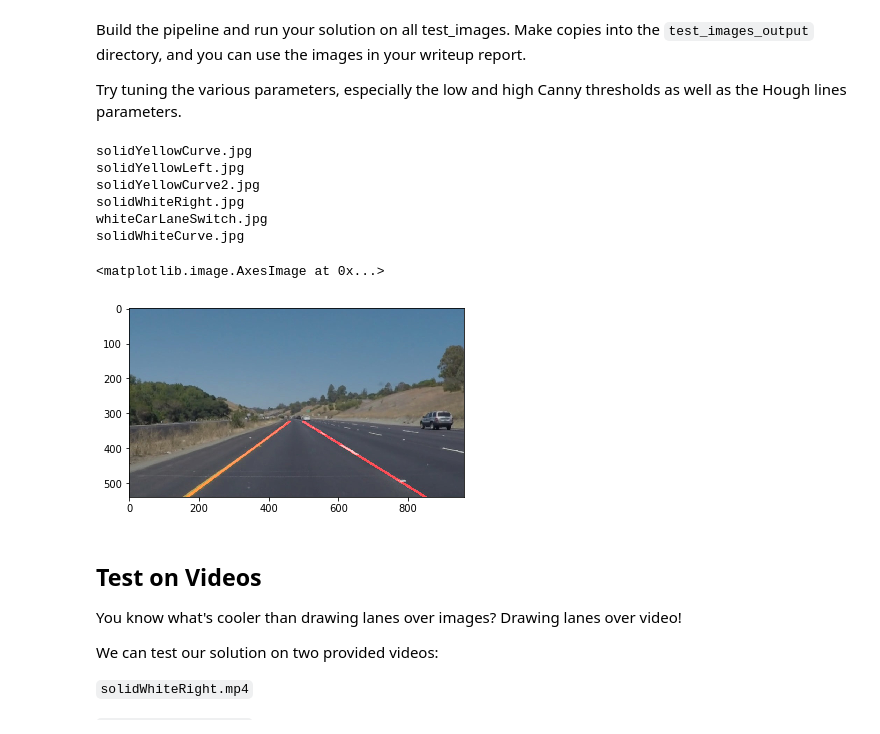
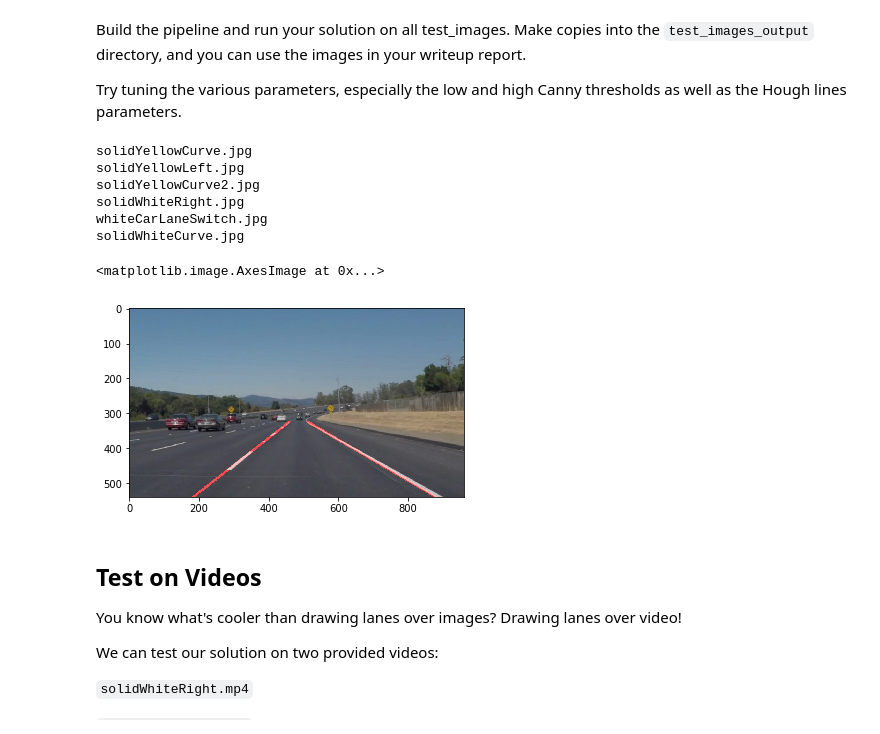
Before and after one commit to jeremyscatigna/CarND-LaneLines-P1, a Jupyter notebook: P1.ipynb, the cells around one changed output. Saved outputs shown, nothing was run; the diff lists cells and outputs as text; code cells hidden in the pictures.

```diff
--- a/P1.ipynb
+++ b/P1.ipynb
@@ -261,35 +261,35 @@ def pipeline(image):
     masked_img = region_of_interest(edges, vertices)
     lines = hough_lines(masked_img, rho, theta, threshold, min_line_len, max_line_gap)
     weighted = weighted_img(lines, image, α=0.8, β=1., γ=0.)
 
     return weighted
 
 load_directory = "test_images/"
 output_directory = "test_images_output/"
 
 
 if not os.path.exists(output_directory):
     os.mkdir(output_directory)
 
 for file_name in os.listdir(load_directory):
     print(file_name)
     image = mpimg.imread(load_directory+file_name)
 
     lines_edges = pipeline(image)
 
     plt.imsave(output_directory+file_name,lines_edges)
 
-image = mpimg.imread("test_images_output/solidYellowCurve.jpg")
+image = mpimg.imread("test_images_output/solidWhiteCurve.jpg")
 plt.imshow(image)
 # %% [output]
 solidYellowCurve.jpg
 solidYellowLeft.jpg
 solidYellowCurve2.jpg
 solidWhiteRight.jpg
 whiteCarLaneSwitch.jpg
 solidWhiteCurve.jpg
 <matplotlib.image.AxesImage at 0x...>
-[figure, old version]
+[figure, new version]
 # %% [markdown]
 ## Test on Videos
 
```
Also changed, not shown: 1 other file.
